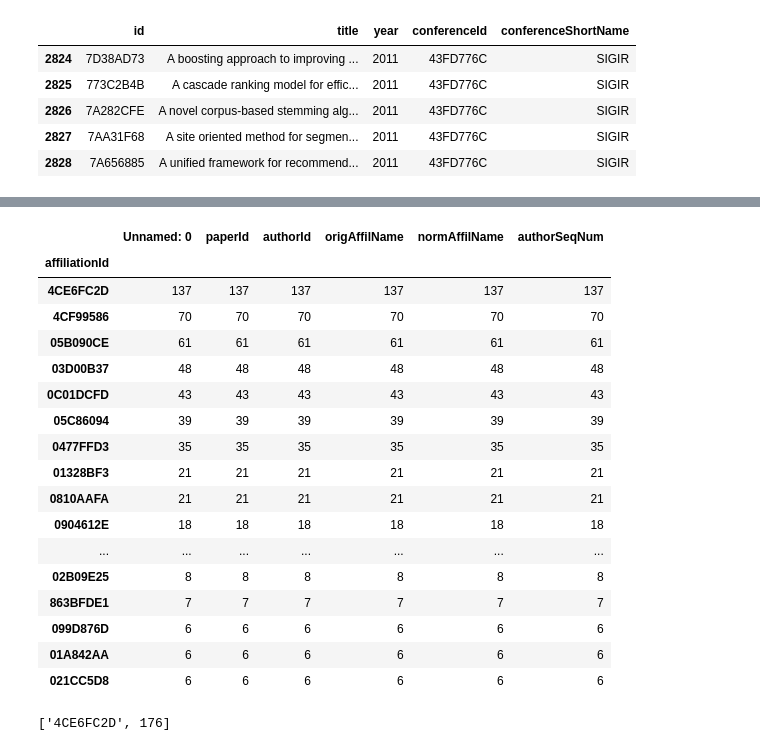
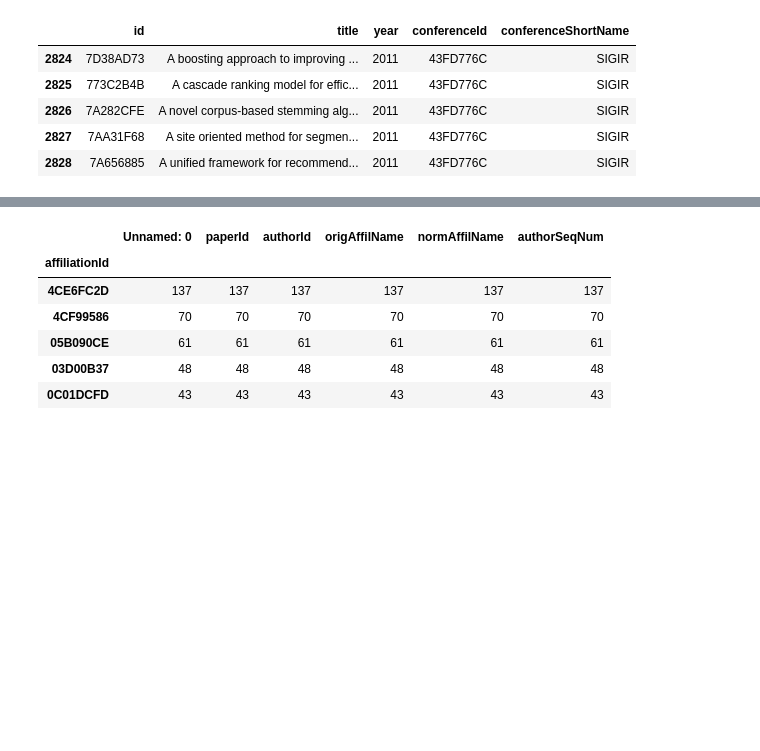
Before and after one commit to msisco/KDD_Cup_2016, a Jupyter notebook: KDD_2016_First_Entry.ipynb, the cells around one changed output, grey strips where cells are left out. Saved outputs shown, nothing was run; the diff lists cells and outputs as text; code cells hidden in the pictures; blank space fills up the shorter version.

```diff
--- a/KDD_2016_First_Entry.ipynb
+++ b/KDD_2016_First_Entry.ipynb
@@ -261,23 +152,12 @@ sigcomTop = sigcompa.groupby('affiliationId').count().sort(["paperId"],ascending
 # %%
 sigcomTopAffil = sigcomTop[sigcomTop["paperId"]>5]
 # %%
-sigcomTopAffil
+sigcomTopAffil.head()
 # %% [output]
 |  | Unnamed: 0 | paperId | authorId | origAffilName | normAffilName | authorSeqNum |
 | affiliationId |  |  |  |  |  |  |
 | 4CE6FC2D | 137 | 137 | 137 | 137 | 137 | 137 |
 | 4CF99586 | 70 | 70 | 70 | 70 | 70 | 70 |
 | 05B090CE | 61 | 61 | 61 | 61 | 61 | 61 |
 | 03D00B37 | 48 | 48 | 48 | 48 | 48 | 48 |
 | 0C01DCFD | 43 | 43 | 43 | 43 | 43 | 43 |
-| 05C86094 | 39 | 39 | 39 | 39 | 39 | 39 |
-| 0477FFD3 | 35 | 35 | 35 | 35 | 35 | 35 |
-| 01328BF3 | 21 | 21 | 21 | 21 | 21 | 21 |
-| 0810AAFA | 21 | 21 | 21 | 21 | 21 | 21 |
-| 0904612E | 18 | 18 | 18 | 18 | 18 | 18 |
-| ... | ... | ... | ... | ... | ... | ... |
-| 02B09E25 | 8 | 8 | 8 | 8 | 8 | 8 |
-| 863BFDE1 | 7 | 7 | 7 | 7 | 7 | 7 |
-| 099D876D | 6 | 6 | 6 | 6 | 6 | 6 |
-| 01A842AA | 6 | 6 | 6 | 6 | 6 | 6 |
-| 021CC5D8 | 6 | 6 | 6 | 6 | 6 | 6 |
@@ -286,4 +163,0 @@ affilNumPair = ["4CE6FC2D",sigirTopThirteen.loc["4CE6FC2D"].paperId]
-# %%
-affilNumPair
-# %% [output]
-['4CE6FC2D', 176]
```
Also changed, not shown: parts of 53 cells of this notebook.
